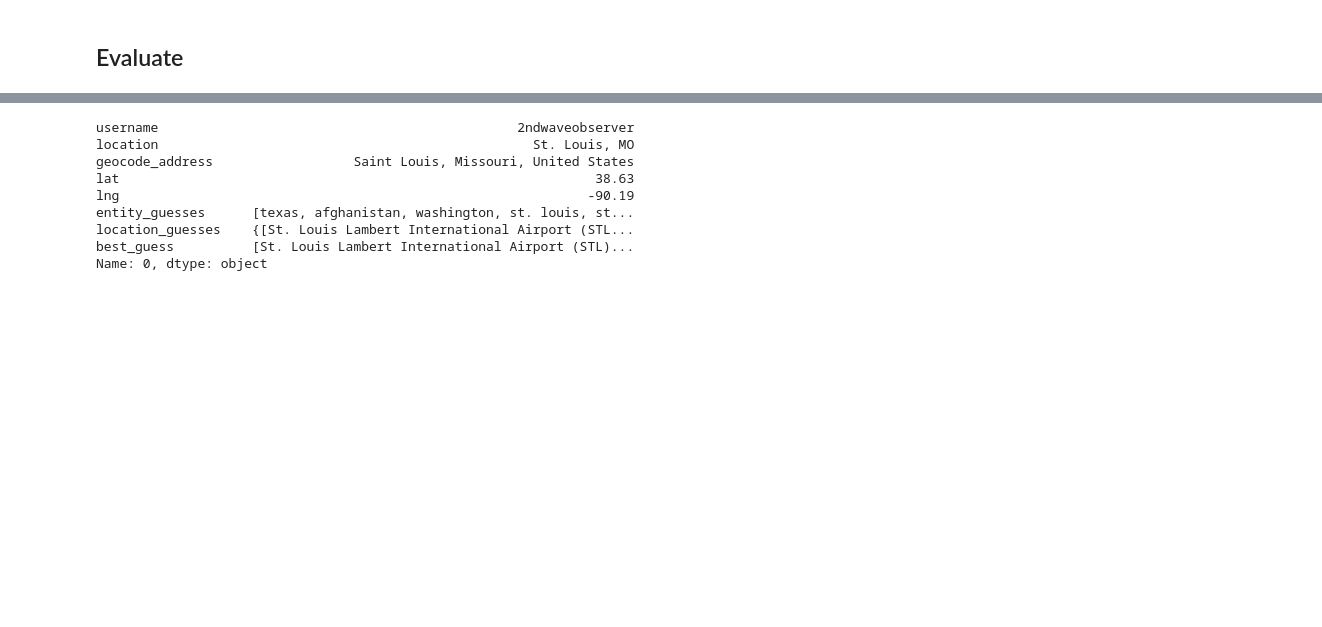
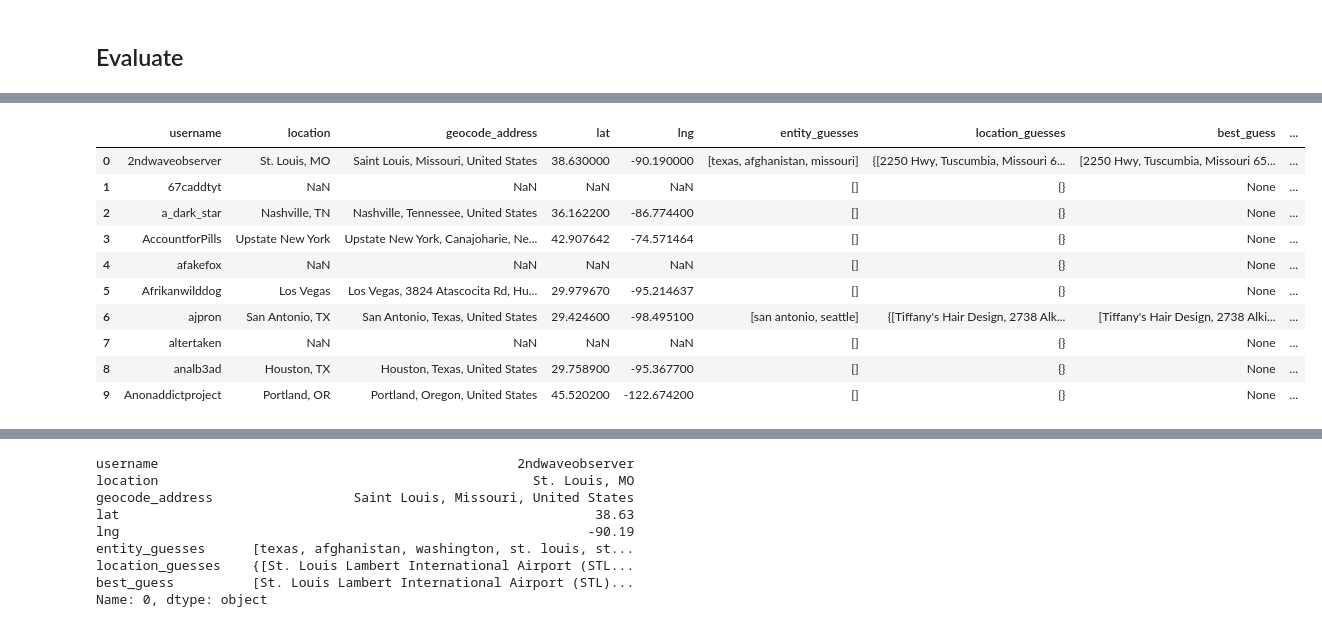
Before and after one commit to akilby/drug_pricing, a Jupyter notebook: notebooks/location-inference-clustering.ipynb, the cells around one changed output, grey strips where cells are left out. Drawn from its saved outputs; the diff is of its cells as text; code cells hidden in the pictures; blank space fills up the shorter version.

```diff
--- a/notebooks/location-inference-clustering.ipynb
+++ b/notebooks/location-inference-clustering.ipynb
@@ -250,4 +411,4 @@ BdbQuit:
 # %%
-results_df = pickle.load(open("data/location-guesses.pk", "rb"))
+results_df = pickle.load(open("data/location-guesses-10.pk", "rb"))
 # %%
-results_df["best_guess"] = results_df["location_guesses"].apply(lambda x: max(x, key=x.get) if len(x) > 0 else None)
+results_df["best_guess"] = results_df["location_guesses"].apply(lambda x: max(x, key=x.get) if len(x) > 0 else Location())
@@ -253,0 +442,3 @@ results_df["best_guess"] = results_df["location_guesses"].apply(lambda x: max(x,
+# %%
+results_df["guess_lat"] = results_df["best_guess"].apply(lambda x: x.lat if x else None)
+results_df["guess_lng"] = results_df["best_guess"].apply(lambda x: x.lng if x else None)
@@ -253,0 +465,14 @@ results_df["best_guess"] = results_df["location_guesses"].apply(lambda x: max(x,
+# %%
+results_df
+# %% [output]
+|  | username | location | geocode_address | lat | lng | entity_guesses | location_guesses | best_guess | ... |
+| 0 | 2ndwaveobserver | St. Louis, MO | Saint Louis, Missouri, United States | 38.630000 | -90.190000 | [texas, afghanistan, missouri] | {[2250 Hwy, Tuscumbia, Missouri 6... | [2250 Hwy, Tuscumbia, Missouri 65... | ... |
+| 1 | 67caddtyt | NaN | NaN | NaN | NaN | [] | {} | None | ... |
+| 2 | a_dark_star | Nashville, TN | Nashville, Tennessee, United States | 36.162200 | -86.774400 | [] | {} | None | ... |
+| 3 | AccountforPills | Upstate New York | Upstate New York, Canajoharie, Ne... | 42.907642 | -74.571464 | [] | {} | None | ... |
+| 4 | afakefox | NaN | NaN | NaN | NaN | [] | {} | None | ... |
+| 5 | Afrikanwilddog | Los Vegas | Los Vegas, 3824 Atascocita Rd, Hu... | 29.979670 | -95.214637 | [] | {} | None | ... |
+| 6 | ajpron | San Antonio, TX | San Antonio, Texas, United States | 29.424600 | -98.495100 | [san antonio, seattle] | {[Tiffany's Hair Design, 2738 Alk... | [Tiffany's Hair Design, 2738 Alki... | ... |
+| 7 | altertaken | NaN | NaN | NaN | NaN | [] | {} | None | ... |
+| 8 | analb3ad | Houston, TX | Houston, Texas, United States | 29.758900 | -95.367700 | [] | {} | None | ... |
+| 9 | Anonaddictproject | Portland, OR | Portland, Oregon, United States | 45.520200 | -122.674200 | [] | {} | None | ... |
```
Also changed, not shown: parts of 68 cells of this notebook, 3 other files.
